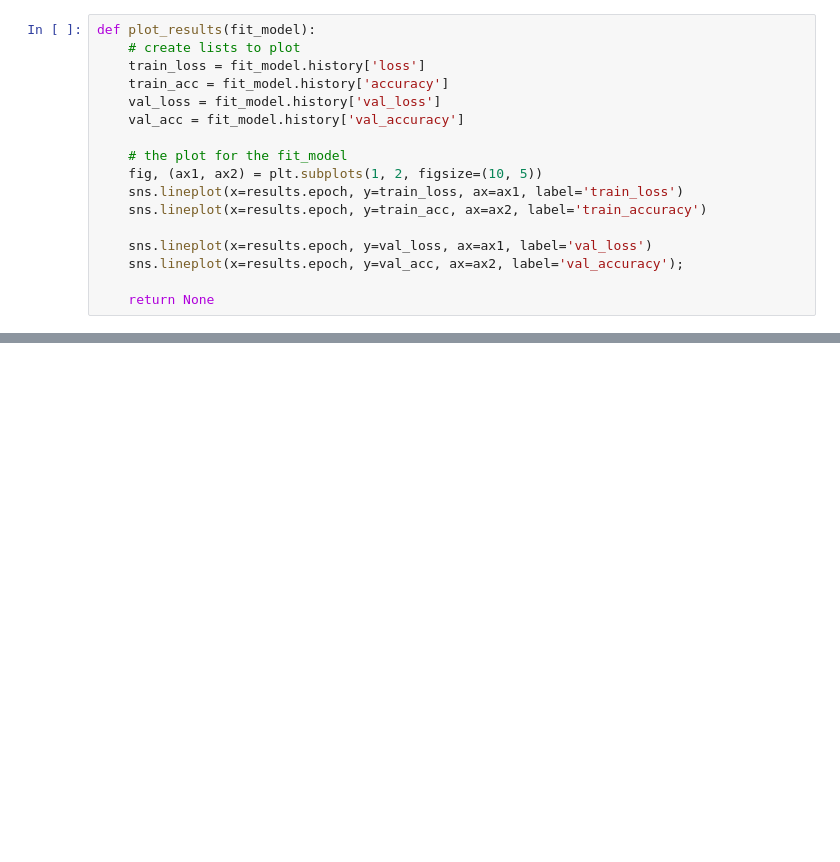
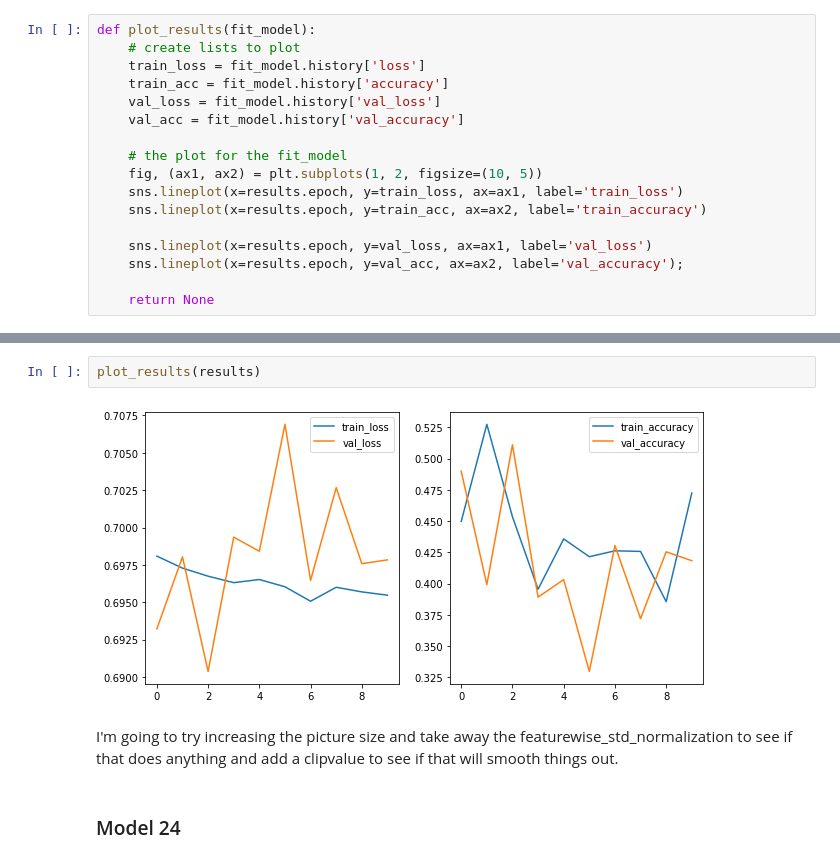
Before and after one commit to jonniebrown/Classifying-Diabetic-Retinopathy-with-CNN, a Jupyter notebook: Notebooks/binary_tuning.ipynb, the cells around one changed output, grey strips where cells are left out. Saved outputs shown, nothing was run; the diff lists cells and outputs as text; blank space fills up the shorter version.

```diff
--- a/Notebooks/binary_tuning.ipynb
+++ b/Notebooks/binary_tuning.ipynb
@@ -834,0 +690,8 @@ optimizer = optimizers.Adam(learning_rate=1e-4)
+# %%
+plot_results(results)
+# %% [output]
+[figure, added]
+# %% [markdown]
+I'm going to try increasing the picture size and take away the featurewise_std_normalization to see if that does anything and add a clipvalue to see if that will smooth things out.
+# %% [markdown]
+### Model 24
```
Also changed, not shown: parts of 88 cells of this notebook, 2 other files.
